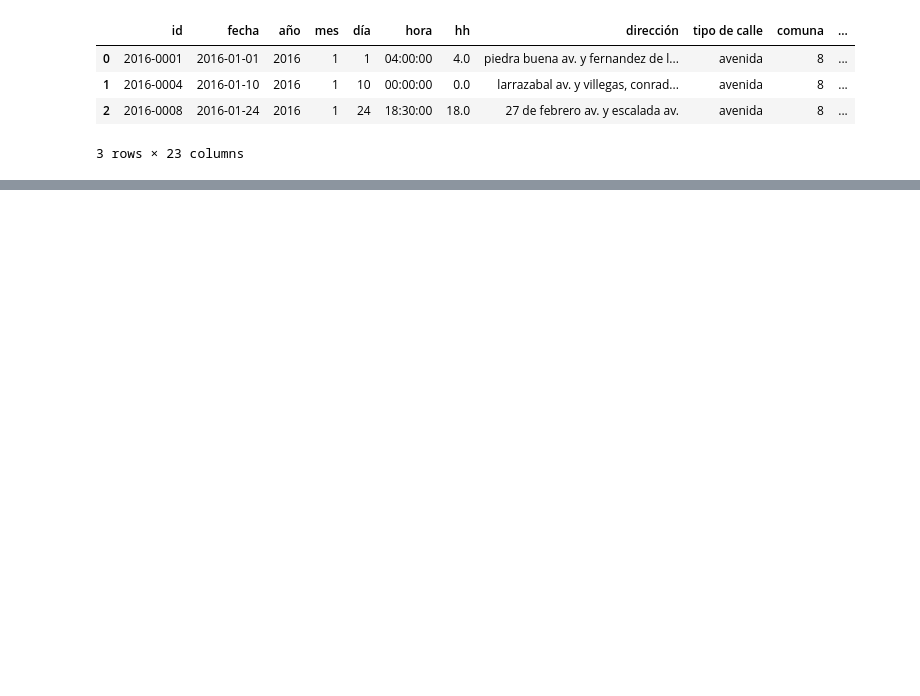
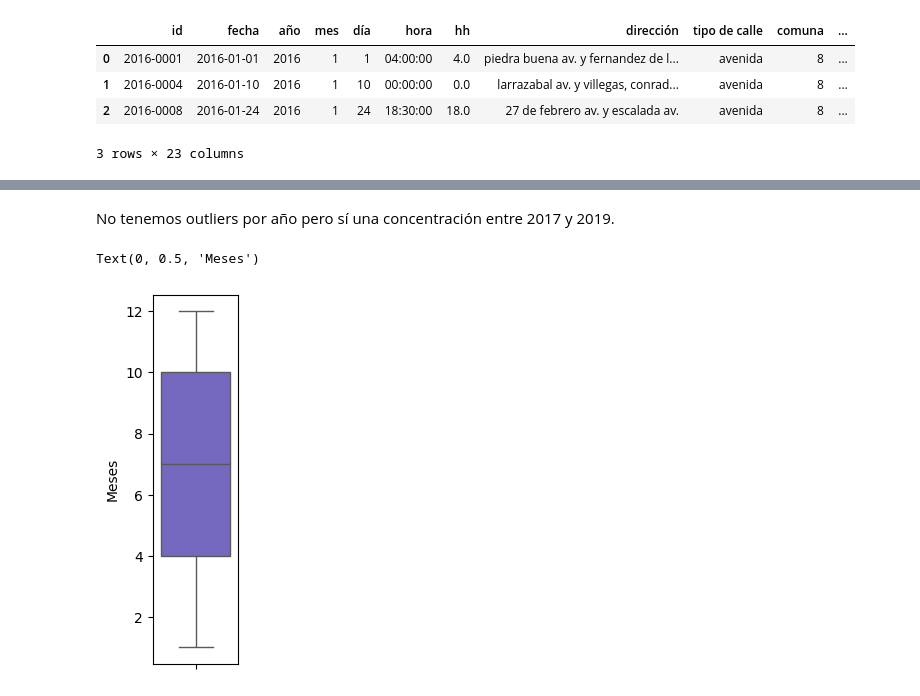
Before and after one commit to paulusbrizzi/BA-Siniestros-Viales, a Jupyter notebook: notebooks/1_ETL.ipynb, the cells around one changed output, grey strips where cells are left out. Saved outputs shown, nothing was run; the diff lists cells and outputs as text; code cells hidden in the pictures; blank space fills up the shorter version.

```diff
--- a/notebooks/1_ETL.ipynb
+++ b/notebooks/1_ETL.ipynb
@@ -458,0 +622,9 @@ siniestros1.to_csv("siniestros.csv", index=False)
+# %% [markdown]
+No tenemos outliers por año pero sí una concentración entre 2017 y 2019.
+# %%
+plt.subplot(1, 5, 2)
+sns.boxplot(data=siniestros1, y='mes', color = "#6A5ACD")
+plt.ylabel('Meses')
+# %% [output]
+Text(0, 0.5, 'Meses')
+[figure, added]
```
Also changed, not shown: parts of 58 cells of this notebook, 1 other file.
